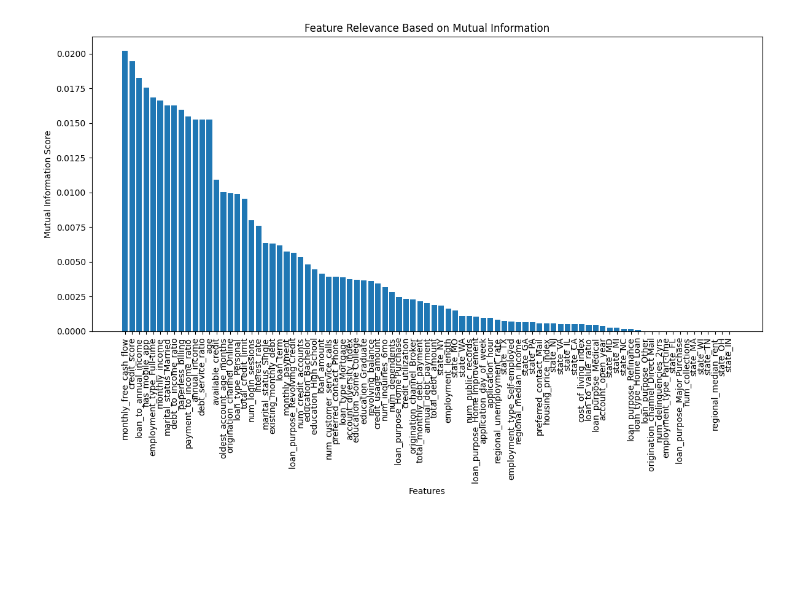
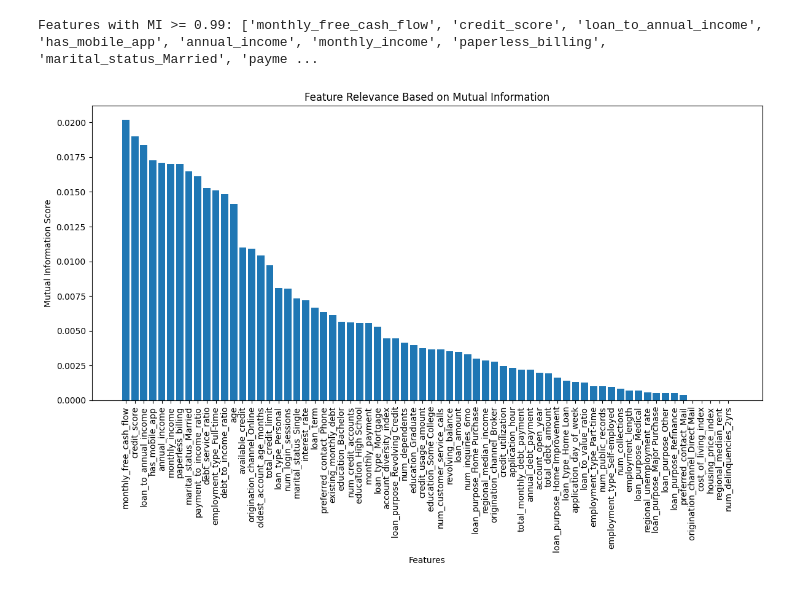
Before and after one commit to khazratoff/cbu-coding-challenge, a Jupyter notebook: notebooks/EDA.ipynb, the cells around one changed output. Cells and saved outputs as stored; diff of their text form; code cells hidden in the pictures; blank space fills up the shorter version.

```diff
--- a/notebooks/EDA.ipynb
+++ b/notebooks/EDA.ipynb
@@ -57,4 +57,4 @@ for col in columns_to_fix:
 # %%
 df.drop(columns=['customer_id', 'application_id', 'random_noise_1', 'recent_inquiry_count',
                     'oldest_credit_line_age', 'loan_officer_id', 'previous_zip_code',
-                    'marketing_campaign', 'referral_code', 'account_status_code'], inplace=True)
+                    'marketing_campaign', 'referral_code', 'account_status_code', 'state'], inplace=True)
@@ -61,34 +64,39 @@ df.drop(columns=['customer_id', 'application_id', 'random_noise_1', 'recent_inqu
 # %%
 import pandas as pd
 import numpy as np
 from sklearn.feature_selection import mutual_info_classif
 import matplotlib.pyplot as plt
 
+# ---- 1. Prepare numeric data ----
 df_t = df.select_dtypes('number').copy()
 fill_cols = ['num_delinquencies_2yrs', 'revolving_balance', 'employment_length']
 df_t[fill_cols] = df_t[fill_cols].fillna(0.0)
 
 X = df_t.drop("default", axis=1)
 y = df_t["default"]
 
-
-# ----- 2. Calculate Mutual Information scores -----
+# ---- 2. Calculate Mutual Information scores ----
 mi_scores = mutual_info_classif(X, y, random_state=42)
 
-# Put into a DataFrame for easy handling
+# ---- 3. Put into DataFrame ----
 mi_df = pd.DataFrame({
     "feature": X.columns,
     "mi_score": mi_scores
 }).sort_values(by="mi_score", ascending=False)
 
-# ----- 3. Plot MI scores as bar chart -----
+# ---- 4. Filter features with MI >= 0.99 ----
+high_mi_features = mi_df[mi_df["mi_score"] >= 0.0099]["feature"].tolist()
+print("Features with MI >= 0.99:", high_mi_features)
+
+# ---- 5. Optional: Plot MI scores ----
 plt.figure(figsize=(12, 8))
 plt.bar(mi_df["feature"], mi_df["mi_score"])
 plt.xticks(rotation=90)
 plt.xlabel("Features")
 plt.ylabel("Mutual Information Score")
 plt.title("Feature Relevance Based on Mutual Information")
 plt.tight_layout()
 plt.show()
 # %% [output]
+Features with MI >= 0.99: ['monthly_free_cash_flow', 'credit_score', 'loan_to_annual_income', 'has_mobile_app', 'annual_income', 'monthly_income', 'paperless_billing', 'marital_status_Married', 'payme ...
-[figure, old version]
+[figure, new version]
```
Also changed, not shown: parts of 6 cells of this notebook.
